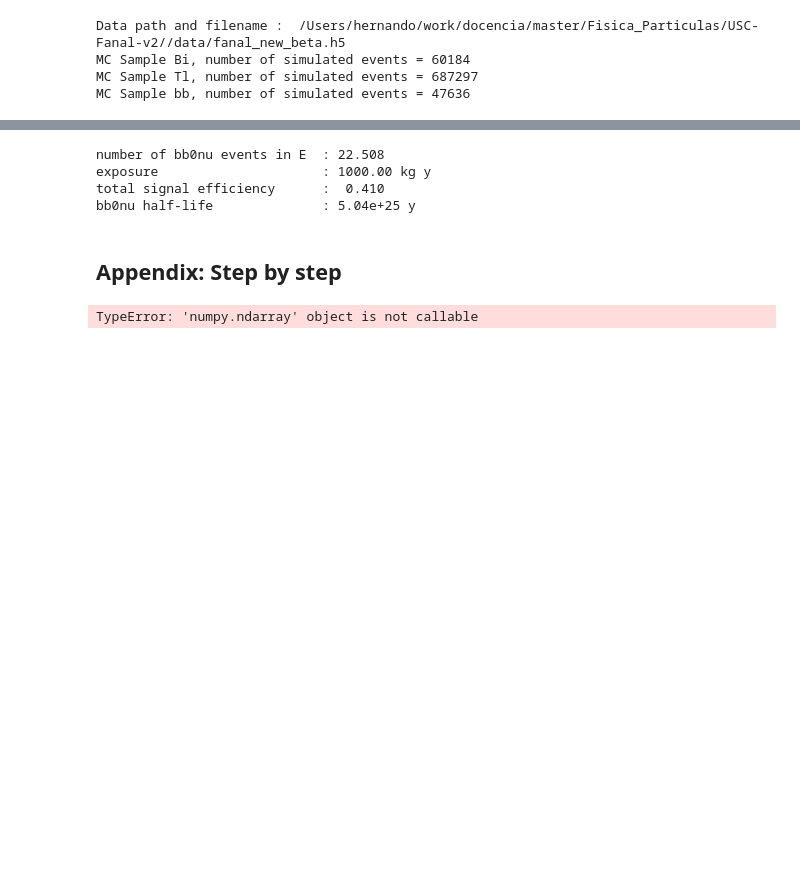
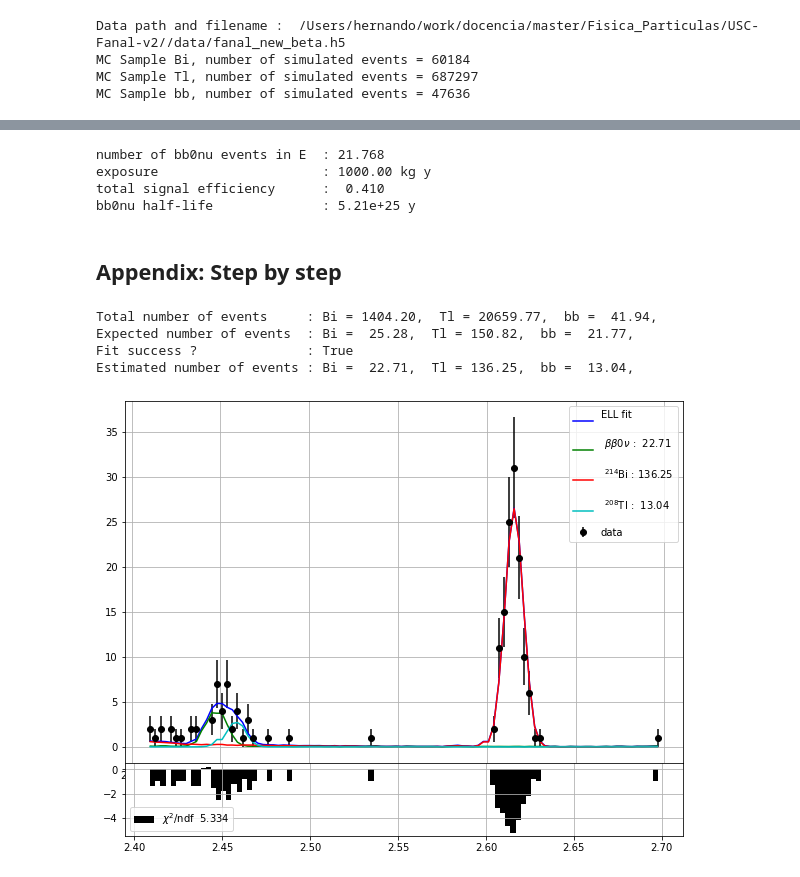
Before and after one commit to jahernando/USC-Fanal-v2, a Jupyter notebook: notebooks/guide/fanal_signal.ipynb, the cells around one changed output, grey strips where cells are left out. Drawn from its saved outputs; the diff is of its cells as text; code cells hidden in the pictures; blank space fills up the shorter version.

```diff
--- a/notebooks/guide/fanal_signal.ipynb
+++ b/notebooks/guide/fanal_signal.ipynb
@@ -189,0 +217,9 @@ pltfn.plot_fit_ell(values, nevts_est, ell, parnames = sample_names_latex)
+# %%
+for i, ni in enumerate(n_total):
+    print('Number of {:s} total events = {:6.3f}'.format(sample_names[i], ni))
+
+for i, ni in enumerate(n_E):
+    print('Number of {:s} expected events in E window = {:6.3f}'.format(sample_names[i], ni))
+
+for i, ni in enumerate(n_est):
+    print('Number of {:s} estimated events in E window = {:6.3f}'.format(sample_names[i], ni))
@@ -225,19 +305,19 @@ H0 p value 9.55e-09, 5.62 sigmas
 # %%
 from collpars import exposure
 
-eff      = collpars.acc_bb * collpars.eff_bb_E
-n_bb_E   = nevts_est[-1]
-tau      = fn.half_life(n_bb_E, exposure, eff)
+eff      = collpars.acc_bb * collpars.eff_bb_E # total signal selection efficiency in the E window
+n_bb_E   = n_est[-1] # estimated number of bb  in E
+tau      = fn.half_life(n_bb_E, exposure, eff) # tau_1/2
 
 print('number of bb0nu events in E  : {:6.3f}'.format(n_bb_E))
 print('exposure                     : {:6.2f} kg y'.format(exposure))
 print('total signal efficiency      : {:6.3f}'.format(eff))
 print('bb0nu half-life              : {:6.2e} y '.format(tau))
 # %% [output]
-number of bb0nu events in E  : 22.508
+number of bb0nu events in E  : 21.768
 exposure                     : 1000.00 kg y
 total signal efficiency      :  0.410
-bb0nu half-life              : 5.04e+25 y
+bb0nu half-life              : 5.21e+25 y
 # %% [markdown]
 ## Appendix: Step by step
 # %%
@@ -246,36 +326,40 @@ bb0nu half-life              : 5.04e+25 y
 # consider the number of signal events a factor of the expected Bi events
 factor          = 1.
 nevts           = nevts_total(factor)
 
 # generate the ELL instace to fit the energy distribution to the energy distribution of the three mc samples
 ell             = fn.get_ell(mc_samples, refnames, refranges)
 
 # expected number of events for each mc sample
-effs            = [ut.selection_efficiency(mc, varnames, varranges)[0] for mc in mc_samples]
-nevts_exp       = effs * np.array(nevts)
+#effs            = [ut.selection_efficiency(mc, varnames, varranges)[0] for mc in mc_samples]
+nevts_exp       = nevts_in_E(nevts)
 
 # generate an experiment using the mc samples and a given number of events of each sample
 mcdata          = fn.generate_mc_experiment(mc_samples, nevts)
 
 # select the data
 datana          = ut.selection_sample(mcdata, varnames, varranges)
 
 # fit the energy values of the data
 values          = datana['E'].values
 result          = ell.best_estimate(values, *nevts_exp)
 nevts_est       = result.x
 
 # plot the results
 pltfn.plot_fit_ell(values, nevts_est, ell)
 
 # print out
 print('Total number of events     :', *['{:s} = {:6.2f}, '.format(si, ni) \
-                                              for si, ni in zip(samples_name, nevts)])
+                                              for si, ni in zip(sample_names, nevts)])
 print('Expected number of events  :', *['{:s} = {:6.2f}, '.format(si, ni) \
-                                              for si, ni in zip(samples_name, nevts_exp)])
+                                              for si, ni in zip(sample_names, nevts_exp)])
 
 print('Fit success ?              :', result.success)
 print('Estimated number of events :', *['{:s} = {:6.2f}, '.format(si, ni) \
-                                              for si, ni in zip(samples_name, nevts_est)])
+                                              for si, ni in zip(sample_names, nevts_est)])
 # %% [output]
-TypeError: 'numpy.ndarray' object is not callable
+Total number of events     : Bi = 1404.20,  Tl = 20659.77,  bb =  41.94,
+Expected number of events  : Bi =  25.28,  Tl = 150.82,  bb =  21.77,
+Fit success ?              : True
+Estimated number of events : Bi =  22.71,  Tl = 136.25,  bb =  13.04,
+[figure, added]
```
Also changed, not shown: parts of 24 cells of this notebook, 2 other files.
